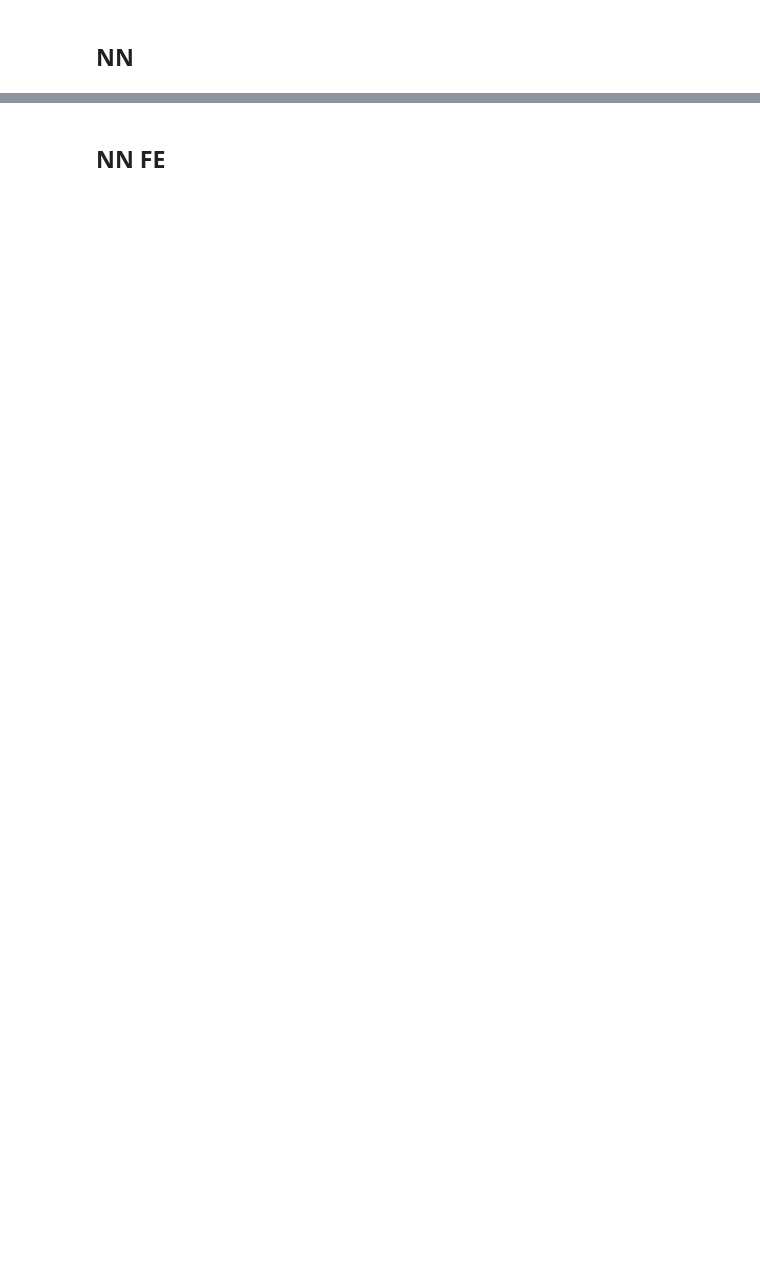
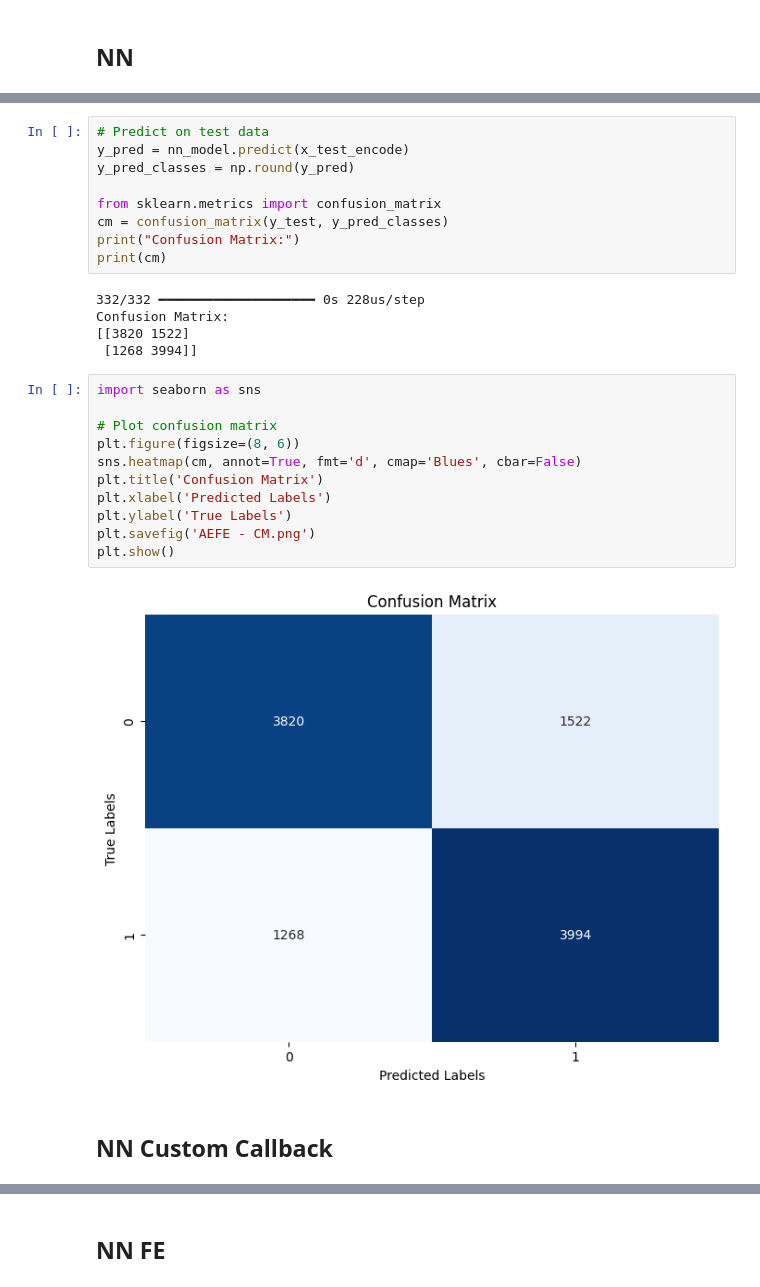
Before and after one commit to TylerHaims/Diabetes, a Jupyter notebook: encoder.ipynb, the cells around one changed output, grey strips where cells are left out. Saved outputs shown, nothing was run; the diff lists cells and outputs as text; blank space fills up the shorter version.

```diff
--- a/encoder.ipynb
+++ b/encoder.ipynb
@@ -227,0 +326,29 @@ print(score[1])
+# %%
+# Predict on test data
+y_pred = nn_model.predict(x_test_encode)
+y_pred_classes = np.round(y_pred)
+
+from sklearn.metrics import confusion_matrix
+cm = confusion_matrix(y_test, y_pred_classes)
+print("Confusion Matrix:")
+print(cm)
+# %% [output]
+332/332 ━━━━━━━━━━━━━━━━━━━━ 0s 228us/step
+Confusion Matrix:
+[[3820 1522]
+ [1268 3994]]
+# %%
+import seaborn as sns
+
+# Plot confusion matrix
+plt.figure(figsize=(8, 6))
+sns.heatmap(cm, annot=True, fmt='d', cmap='Blues', cbar=False)
+plt.title('Confusion Matrix')
+plt.xlabel('Predicted Labels')
+plt.ylabel('True Labels')
+plt.savefig('AEFE - CM.png')
+plt.show()
+# %% [output]
+[figure, added]
+# %% [markdown]
+## NN Custom Callback
```
Also changed, not shown: parts of 36 cells of this notebook, 1 other file.
